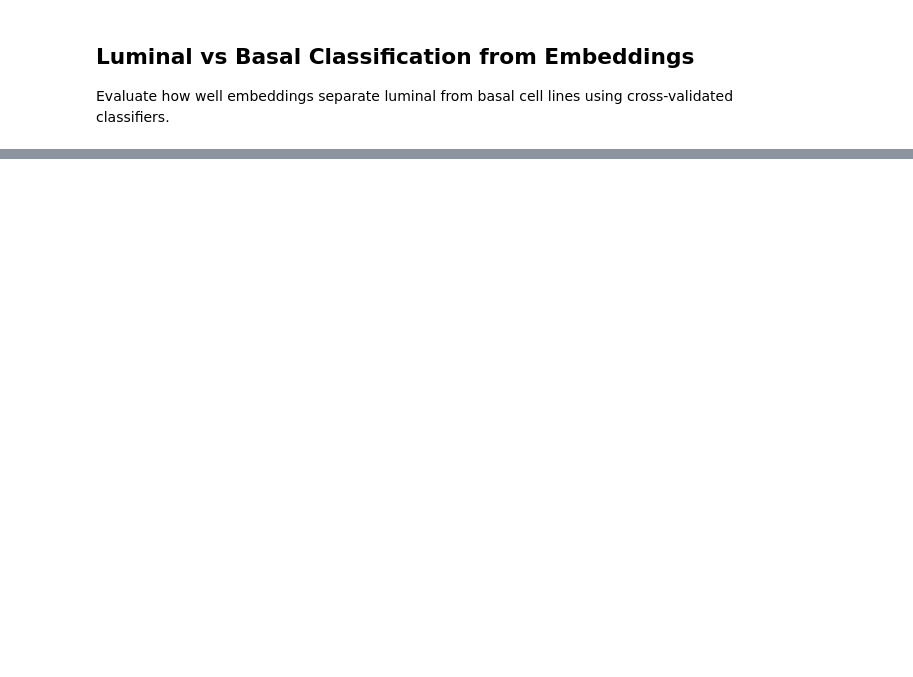
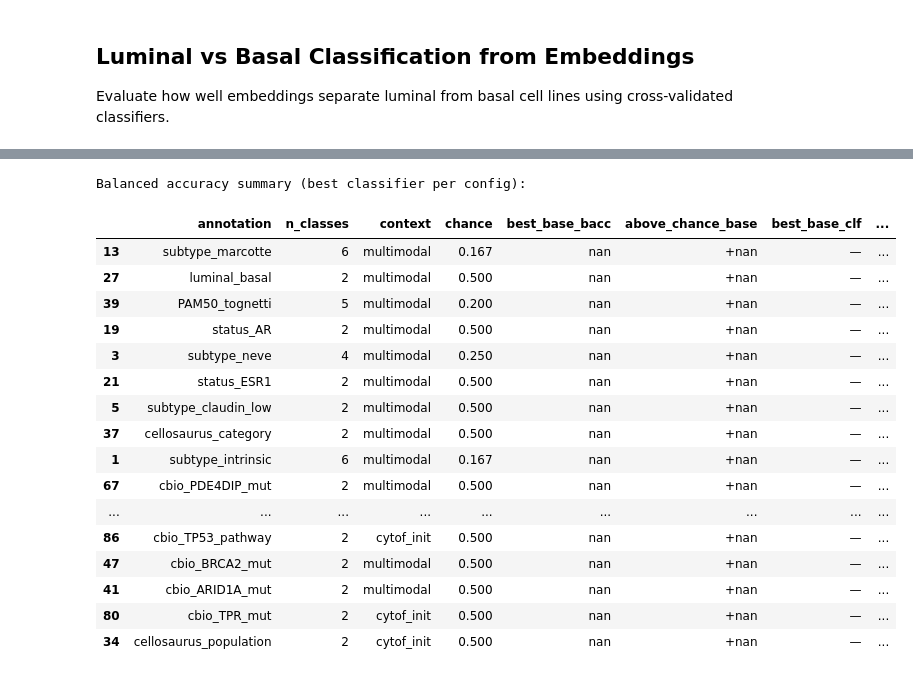
Before and after one commit to frohlich-lab/DeepMechanisticModels, a Jupyter notebook: figures_paper/embeddings_luminal_basal.ipynb, the cells around one changed output, grey strips where cells are left out. Drawn from its saved outputs; the diff is of its cells as text; code cells hidden in the pictures; blank space fills up the shorter version.

```diff
--- a/figures_paper/embeddings_luminal_basal.ipynb
+++ b/figures_paper/embeddings_luminal_basal.ipynb
@@ -163,0 +486,62 @@ if all_results:
+# %%
+# ── Summary table: best classifier per annotation, balanced accuracy, and above-chance ──
+summary_rows = []
+for annot in annot_results_df["annotation"].unique():
+    sub = annot_results_df[annot_results_df["annotation"] == annot]
+    n_cls = sub["n_classes"].iloc[0]
+    chance = sub["chance_balanced"].iloc[0]
+
+    for ctx in sub["context"].unique():
+        ctx_sub = sub[sub["context"] == ctx]
+        base_bacc = ctx_sub[ctx_sub["model"] == "EGFR_MAPK__logobs"]["balanced_accuracy"]
+        tegfr_bacc = ctx_sub[ctx_sub["model"] == "EGFR_MAPK__logobs_tegfr_aggavg"]["balanced_accuracy"]
+
+        best_base = base_bacc.max() if len(base_bacc) else np.nan
+        best_tegfr = tegfr_bacc.max() if len(tegfr_bacc) else np.nan
+        best_clf_base = ctx_sub.loc[
+            (ctx_sub["model"] == "EGFR_MAPK__logobs") & (ctx_sub["balanced_accuracy"] == best_base), "classifier"
+        ]
+        best_clf_base = best_clf_base.iloc[0] if len(best_clf_base) else "—"
+
+        summary_rows.append({
+            "annotation": annot,
+            "n_classes": n_cls,
+            "context": ctx,
+            "chance": chance,
+            "best_base_bacc": best_base,
+            "above_chance_base": best_base - chance,
+            "best_base_clf": best_clf_base,
+            "best_tegfr_bacc": best_tegfr,
+            "above_chance_tegfr": best_tegfr - chance,
+            "delta": best_tegfr - best_base,
+        })
+
+summary_df = pd.DataFrame(summary_rows)
+summary_df = summary_df.sort_values(["above_chance_tegfr"], ascending=False)
+
+print("Balanced accuracy summary (best classifier per config):")
+display(summary_df.style.format({
+    "chance": "{:.3f}",
+    "best_base_bacc": "{:.3f}", "best_tegfr_bacc": "{:.3f}",
+    "above_chance_base": "{:+.3f}", "above_chance_tegfr": "{:+.3f}",
+    "delta": "{:+.3f}",
+}).background_gradient(subset=["above_chance_tegfr"], cmap="RdYlGn", vmin=-0.1, vmax=0.4))
+# %% [output]
+Balanced accuracy summary (best classifier per config):
+|  | annotation | n_classes | context | chance | best_base_bacc | above_chance_base | best_base_clf | ... |
+| 13 | subtype_marcotte | 6 | multimodal | 0.167 | nan | +nan | — | ... |
+| 27 | luminal_basal | 2 | multimodal | 0.500 | nan | +nan | — | ... |
+| 39 | PAM50_tognetti | 5 | multimodal | 0.200 | nan | +nan | — | ... |
+| 19 | status_AR | 2 | multimodal | 0.500 | nan | +nan | — | ... |
+| 3 | subtype_neve | 4 | multimodal | 0.250 | nan | +nan | — | ... |
+| 21 | status_ESR1 | 2 | multimodal | 0.500 | nan | +nan | — | ... |
+| 5 | subtype_claudin_low | 2 | multimodal | 0.500 | nan | +nan | — | ... |
+| 37 | cellosaurus_category | 2 | multimodal | 0.500 | nan | +nan | — | ... |
+| 1 | subtype_intrinsic | 6 | multimodal | 0.167 | nan | +nan | — | ... |
+| 67 | cbio_PDE4DIP_mut | 2 | multimodal | 0.500 | nan | +nan | — | ... |
+| ... | ... | ... | ... | ... | ... | ... | ... | ... |
+| 86 | cbio_TP53_pathway | 2 | cytof_init | 0.500 | nan | +nan | — | ... |
+| 47 | cbio_BRCA2_mut | 2 | multimodal | 0.500 | nan | +nan | — | ... |
+| 41 | cbio_ARID1A_mut | 2 | multimodal | 0.500 | nan | +nan | — | ... |
+| 80 | cbio_TPR_mut | 2 | cytof_init | 0.500 | nan | +nan | — | ... |
+| 34 | cellosaurus_population | 2 | cytof_init | 0.500 | nan | +nan | — | ... |
```
Also changed, not shown: parts of 16 cells of this notebook, 35 other files.
